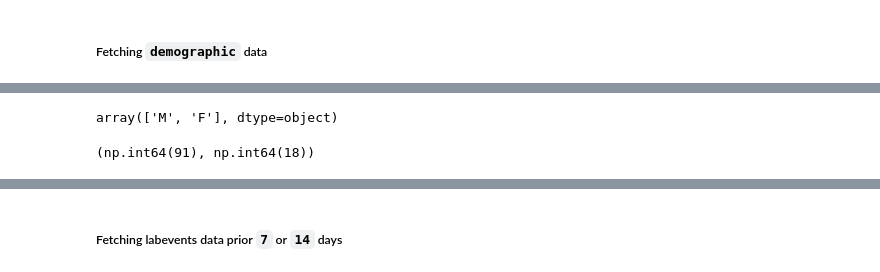
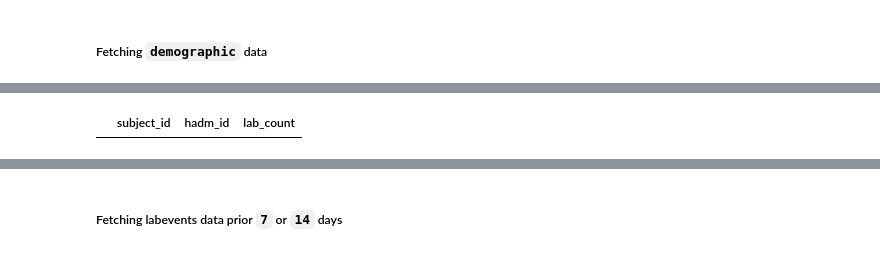
Before and after one commit to Crazz-Zaac/informative-missingness, a Jupyter notebook: project/notebooks/exp_2025.ipynb, the cells around one changed output, grey strips where cells are left out. Cells and saved outputs as stored; diff of their text form; code cells hidden in the pictures.

Commit message:
data preparation

```diff
--- a/project/notebooks/exp_2025.ipynb
+++ b/project/notebooks/exp_2025.ipynb
@@ -121,8 +111,34 @@ demog_df.head(5)  # Display the first 5 rows of the raw Parquet file
-# %%
-demog_df['gender'].unique()  # Check unique values in the
-# %% [output]
-array(['M', 'F'], dtype=object)
-# %%
-demog_df['anchor_age'].max(), demog_df['anchor_age'].min()
-# %% [output]
-(np.int64(91), np.int64(18))
+# %%
+missing_ids = [
+    (14634633, 28387252),
+    (17957482, 20759114),
+    (12956096, 27116694),
+    (11101913, 27589462),
+    (12593003, 25929337),
+    (13474206, 21575924),
+    (12956096, 21897330),
+    (11338207, 23582798),
+    (13474206, 24246939),
+    (18215560, 22709370)
+]
+
+
+engine = create_engine(url)
+conn = engine.connect()
+cursor = conn.connection.cursor()
+# Build a SQL-friendly string
+id_tuple_str = ",".join(f"({sid},{hid})" for sid, hid in missing_ids)
+
+query = f"""
+    SELECT le.subject_id, le.hadm_id, COUNT(*) as lab_count
+    FROM mimiciv_hosp.labevents le
+    WHERE (le.subject_id, le.hadm_id) IN ({id_tuple_str})
+    GROUP BY le.subject_id, le.hadm_id
+"""
+
+cursor.execute(query)
+data = cursor.fetchall()
+df = pd.DataFrame(data, columns=['subject_id', 'hadm_id', 'lab_count'])
+df.head()
+# %% [output]
+|  | subject_id | hadm_id | lab_count |
```
Also changed, not shown: parts of 33 cells of this notebook, 2 other files.
